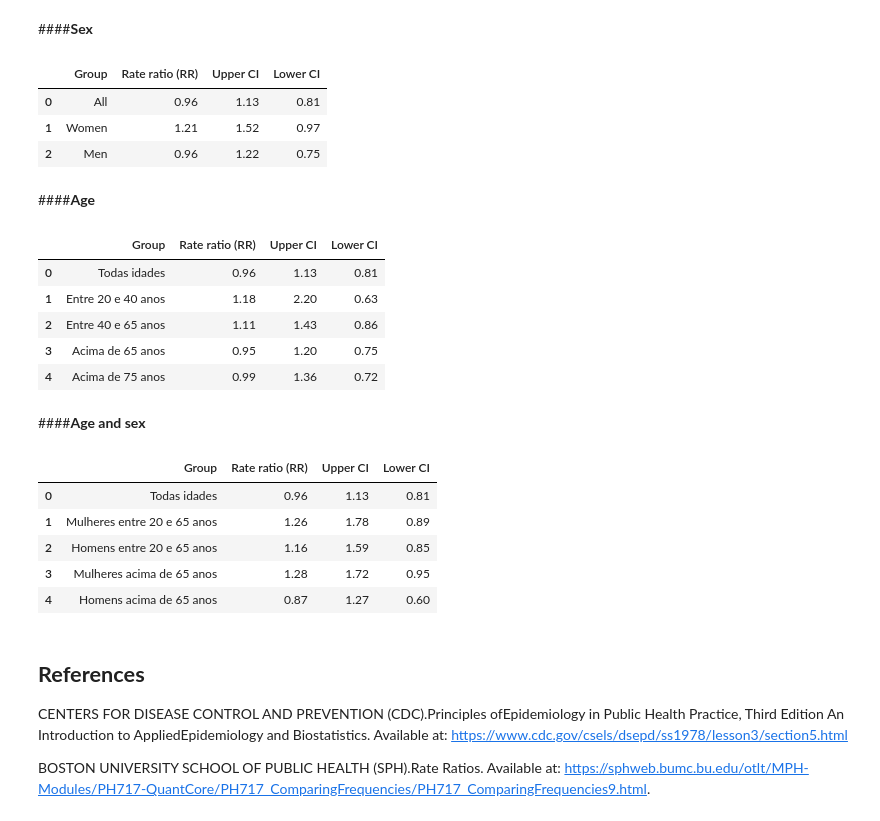
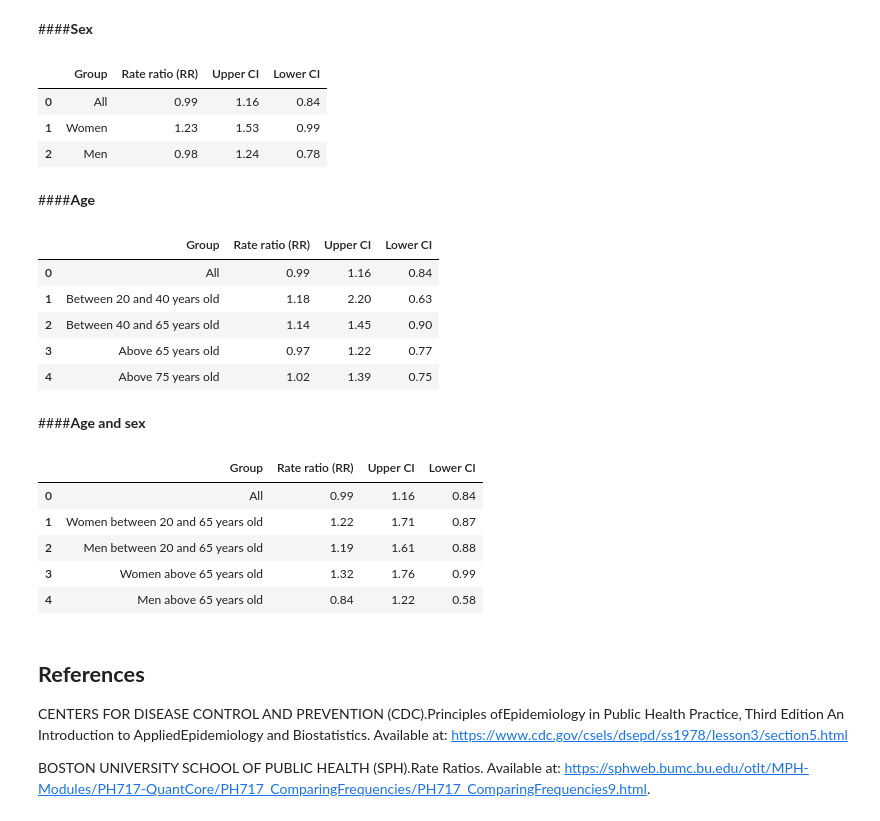
Before and after one commit to climate-and-health-datasci-Unicamp/project-climatic-variations-cardiovascular-diseases, a Jupyter notebook: notebooks/TR_2021_04_Rate_ratio_for_cardiovascular_hospitalizations_and_extreme_events.ipynb, the cells around one changed output. Saved outputs shown, nothing was run; the diff lists cells and outputs as text; code cells hidden in the pictures.

```diff
--- a/notebooks/TR_2021_04_Rate_ratio_for_cardiovascular_hospitalizations_and_extreme_events.ipynb
+++ b/notebooks/TR_2021_04_Rate_ratio_for_cardiovascular_hospitalizations_and_extreme_events.ipynb
@@ -71,7 +71,7 @@ Mounted at /content/drive
 #                      cardiovascular hospitalizations                 #
 #-------------------------------------------------------------------#
 
-df_hosp = pd.read_csv('hospitalizações_circulatório.csv')
+df_hosp = pd.read_csv('hospitalizações_circulatório.csv')
 df_hosp = df_hosp.drop(columns = {'Unnamed: 0','Hora','Número Paciente','Descrição CID'}) #drop unneeded columns
 df_hosp = df_hosp.rename(columns = {'Data':'DATE','Idade': 'IDADE','Sexo': 'SEXO'}) #rename Data to DATE to merge dataframes
 df_hosp = df_hosp[(df_hosp.DATE !='2012-02-29')&(df_hosp.DATE !='2016-02-29')] #remove leap year dates (02-29)
@@ -108,13 +79,15 @@ df_pressure = df_pressure[df_pressure['DATE']>'2014-01-01']
+# %%
+#-------------------------------------------------------------------#
+#                  Extreme climatic variations                      #
+#-------------------------------------------------------------------#
+df_vir =  pd.read_csv('EV_VCP.csv')
+df_vir = df_vir.drop(columns = {'Unnamed: 0'})
+df_vir = df_vir[df_vir['DATE']>='2014-01-01']
 # %%
 #-------------------------------------------------------------------#
 #              Merge health and climate dataframes                  #
 #-------------------------------------------------------------------#
-
-df_temp = pd.merge(df_temp,df_hosp, on='DATE', how='outer')
-
-df_humidity = pd.merge(df_humidity,df_hosp, on='DATE', how='outer')
-
-df_pressure = pd.merge(df_pressure,df_hosp, on='DATE', how='outer')
+df = pd.merge(df_vir,df_hosp, on='DATE', how='outer')
 # %% [markdown]
 ## **Functions**
 
@@ -484,34 +457,34 @@ rate_ratio(df_humidity, 'age and sex','above_pct_range')
 # %% [markdown]
 ####**Sex**
 # %%
-rate_ratio(df_humidity, 'sex','above_pct_dif')
+rate_ratio(df, 'sex','above_humidity_dif')
 # %% [output]
 |  | Group | Rate ratio (RR) | Upper CI | Lower CI |
-| 0 | All | 0.96 | 1.13 | 0.81 |
-| 1 | Women | 1.21 | 1.52 | 0.97 |
-| 2 | Men | 0.96 | 1.22 | 0.75 |
+| 0 | All | 0.99 | 1.16 | 0.84 |
+| 1 | Women | 1.23 | 1.53 | 0.99 |
+| 2 | Men | 0.98 | 1.24 | 0.78 |
 # %% [markdown]
 ####**Age**
 # %%
-rate_ratio(df_humidity, 'age','above_pct_dif')
+rate_ratio(df, 'age','above_humidity_dif')
 # %% [output]
 |  | Group | Rate ratio (RR) | Upper CI | Lower CI |
-| 0 | Todas idades | 0.96 | 1.13 | 0.81 |
-| 1 | Entre 20 e 40 anos | 1.18 | 2.20 | 0.63 |
-| 2 | Entre 40 e 65 anos | 1.11 | 1.43 | 0.86 |
-| 3 | Acima de 65 anos | 0.95 | 1.20 | 0.75 |
-| 4 | Acima de 75 anos | 0.99 | 1.36 | 0.72 |
+| 0 | All | 0.99 | 1.16 | 0.84 |
+| 1 | Between 20 and 40 years old | 1.18 | 2.20 | 0.63 |
+| 2 | Between 40 and 65 years old | 1.14 | 1.45 | 0.90 |
+| 3 | Above 65 years old | 0.97 | 1.22 | 0.77 |
+| 4 | Above 75 years old | 1.02 | 1.39 | 0.75 |
 # %% [markdown]
 ####**Age and sex**
 # %%
-rate_ratio(df_humidity, 'age and sex','above_pct_dif')
+rate_ratio(df, 'age and sex','above_humidity_dif')
 # %% [output]
 |  | Group | Rate ratio (RR) | Upper CI | Lower CI |
-| 0 | Todas idades | 0.96 | 1.13 | 0.81 |
-| 1 | Mulheres entre 20 e 65 anos | 1.26 | 1.78 | 0.89 |
-| 2 | Homens entre 20 e 65 anos | 1.16 | 1.59 | 0.85 |
-| 3 | Mulheres acima de 65 anos | 1.28 | 1.72 | 0.95 |
-| 4 | Homens acima de 65 anos | 0.87 | 1.27 | 0.60 |
+| 0 | All | 0.99 | 1.16 | 0.84 |
+| 1 | Women between 20 and 65 years old | 1.22 | 1.71 | 0.87 |
+| 2 | Men between 20 and 65 years old | 1.19 | 1.61 | 0.88 |
+| 3 | Women above 65 years old | 1.32 | 1.76 | 0.99 |
+| 4 | Men above 65 years old | 0.84 | 1.22 | 0.58 |
 # %% [markdown]
 ## **References**
 
```
Also changed, not shown: parts of 28 cells of this notebook.
